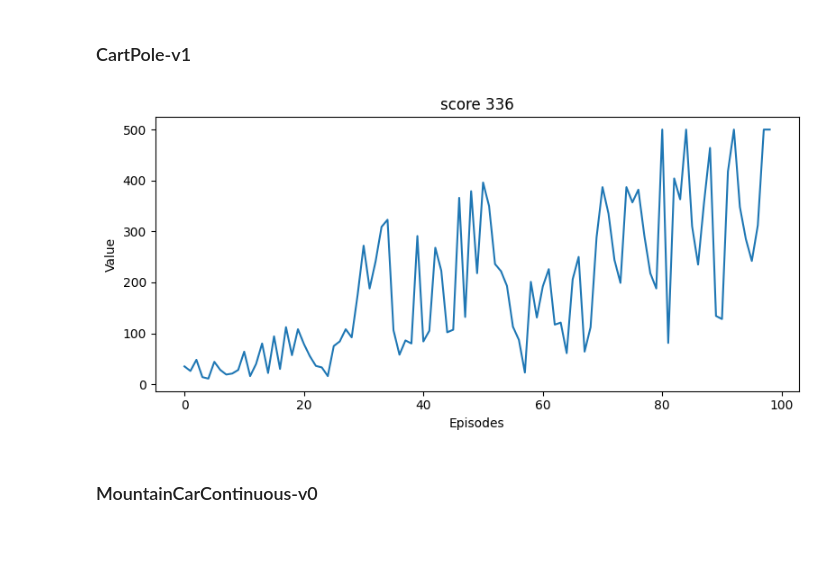
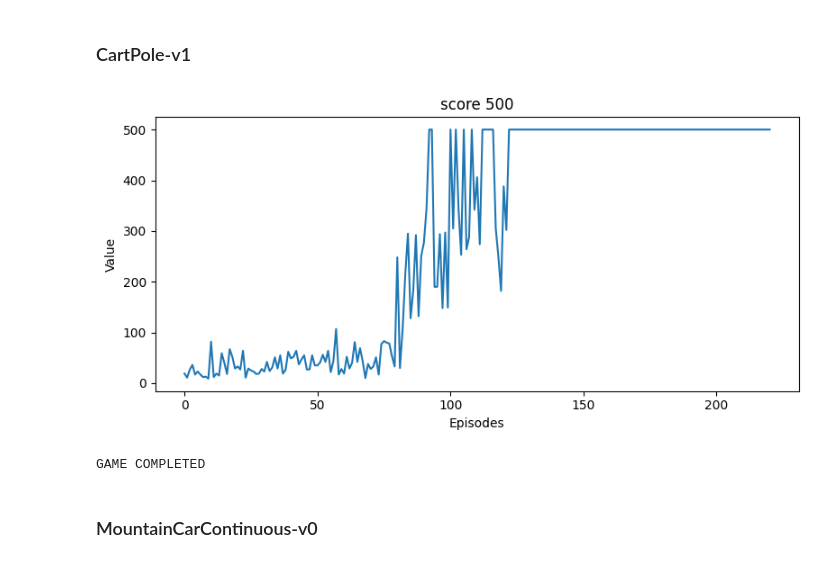
Before and after one commit to mischamez48/PRL_PPO-SAC_ImplPRL_PPO-SAC_Implementationementation, a Jupyter notebook: ppo.ipynb, the cells around one changed output. Drawn from its saved outputs; the diff is of its cells as text; code cells hidden in the pictures.

```diff
--- a/ppo.ipynb
+++ b/ppo.ipynb
@@ -14,32 +14,33 @@ from ppo import PPOAgent
 # %%
 def make_env():
     # environment
     env_id = "CartPole-v1"
     env = gym.make(env_id)
     return env
 
 agent = PPOAgent(
     make_env,
     obs_dim = 4,
     act_dim = 2,
     gamma = 0.99,
     lamda = 0.95,
-    entropy_coef = 0.01,
-    epsilon = 0.2,
+    entropy_coef = 0.005,
+    epsilon = 0.1,
     vf_coef= 1.0,
-    rollout_len = 25,
+    rollout_len = 100,
     total_rollouts = 3000,
-    num_epochs = 4,
-    batch_size = 7,
+    num_epochs = 10,
+    batch_size = 20,
     continuous = False,
     solved_reward = 500,
-    actor_lr = 3e-5,
-    critic_lr = 3e-5,
+    actor_lr = 1e-4,
+    critic_lr = 1e-3,
 )
 
 agent.train()
 # %% [output]
-[figure, old version]
+[figure, new version]
+GAME COMPLETED
 # %% [markdown]
 ### MountainCarContinuous-v0
 # %%
```
Also changed, not shown: parts of 4 cells of this notebook, 2 other files.
